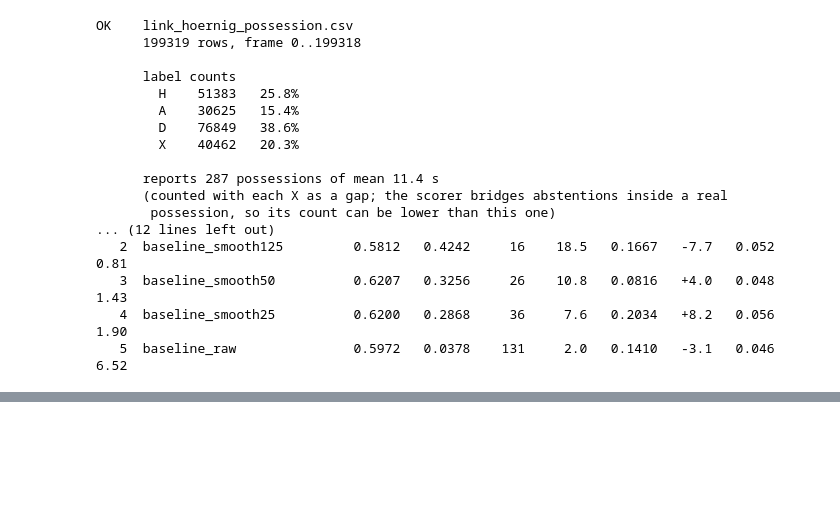
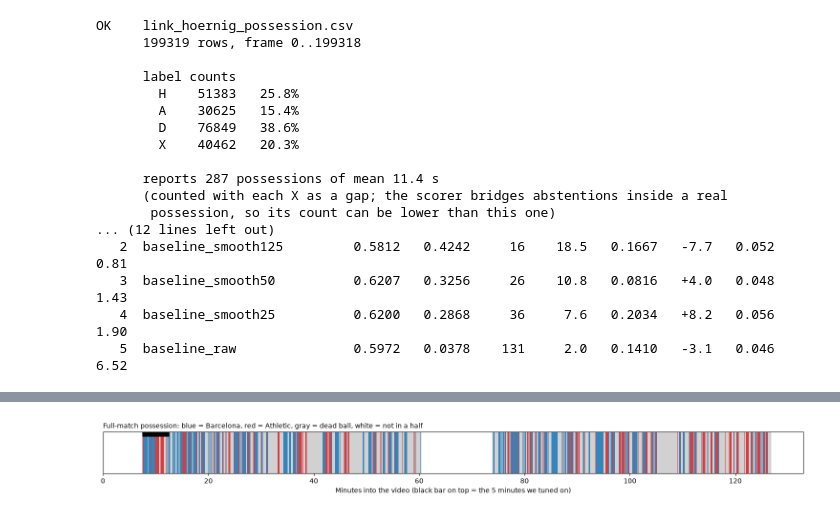
Before and after one commit to MRH2818/more-than-a-hack-2027, a Jupyter notebook: starter/05_link_hoernig_possession.ipynb, the cells around one changed output, grey strips where cells are left out. Drawn from its saved outputs; the diff is of its cells as text; code cells hidden in the pictures; blank space fills up the shorter version.

```diff
--- a/starter/05_link_hoernig_possession.ipynb
+++ b/starter/05_link_hoernig_possession.ipynb
@@ -969,0 +1122,75 @@ OK    link_hoernig_possession.csv
+# %%
+# ==============================================================================
+# STEP 7b: LABEL-FREE FULL-GAME CHECKS (compare the 5 TUNED minutes with the REST of the game)
+# ==============================================================================
+# ELI5: we can't check the answers for the whole game, but we CAN check whether our guesses "look like football":
+# ball-holding stretches of sensible length, both teams getting the ball, and not too many shaky flip-flops.
+
+def possession_spells(labels):
+    """
+    Cut a list of H/A/D/X letters into 'possessions' = unbroken stretches of the same team (H or A).
+    A D or X (dead ball / no answer) ends a stretch, just like the whistle does.
+    Returns a list of (team_letter, length_in_frames).
+    """
+    spells = []                       # the finished possessions
+    cur, length = None, 0             # the team that has the ball now and how long they've had it
+    for lab in labels:                # look at every picture in order
+        if lab == cur:                # same team still has it -> the stretch grows
+            length += 1
+        else:                         # something changed -> close the old stretch
+            if cur in ("H", "A"):     # (only count real team stretches, not D or X)
+                spells.append((cur, length))
+            cur, length = lab, 1      # start a new stretch
+    if cur in ("H", "A"):             # don't forget the very last stretch
+        spells.append((cur, length))
+    return spells
+
+full_arr = np.asarray(full_labels)
+
+# --- Overall summary for the entire match ---
+all_spells = possession_spells(full_arr)
+durs = np.array([l for _, l in all_spells]) / FPS          # lengths in seconds
+in_play_frames = np.sum((full_arr == "H") | (full_arr == "A"))
+print("FULL-GAME SUMMARY (all {:,} frames)".format(N_FRAMES))
+print(f"  Possessions found:          {len(all_spells)}")
+print(f"  Mean / median length:       {durs.mean():.1f} s / {np.median(durs):.1f} s")
+print(f"  Very short (< 2 s) spells:  {np.mean(durs < 2) * 100:.1f}%   (flip-flopping if this is large)")
+print(f"  Barcelona (H) share of H+A: {100 * np.sum(full_arr == 'H') / in_play_frames:.1f}%")
+
+# --- Split the game into 5-minute chunks (7,500 frames each) and summarise each chunk ---
+CHUNK = 7500
+rows = []
+for c0 in range(0, N_FRAMES, CHUNK):
+    c1 = min(c0 + CHUNK, N_FRAMES)
+    seg = full_arr[c0:c1]
+    played = np.sum((seg == "H") | (seg == "A"))
+    if played < 0.25 * (c1 - c0):          # mostly not-in-play (before kick-off, half-time...) -> skip
+        continue
+    sp = possession_spells(seg)
+    d = np.array([l for _, l in sp]) / FPS if sp else np.array([0.0])
+    rows.append({
+        "start_min": round(c0 / FPS / 60, 1),
+        "poss": len(sp),
+        "mean_dur_s": round(d.mean(), 1),
+        "short<2s_%": round(100 * np.mean(d < 2), 1),
+        "H_share_%": round(100 * np.sum(seg == "H") / max(played, 1), 1),
+        "dead_%": round(100 * np.mean(seg == "D"), 1),
+        "is_tuned_window": c0 <= PUB_START < c1,   # True for the chunk that contains the 5 minutes we tuned on
+    })
+chunk_df = pd.DataFrame(rows)
+display(chunk_df) if "display" in globals() else print(chunk_df.to_string(index=False))
+
+# --- Draw the stripe picture for the whole match (both halves) ---
+fig, ax = plt.subplots(figsize=(15, 1.8))
+t_all = np.arange(N_FRAMES) / (FPS * 60.0)                   # picture number -> minutes
+changes = np.where(full_arr[1:] != full_arr[:-1])[0] + 1
+for s, e in zip(np.r_[0, changes], np.r_[changes, N_FRAMES]):
+    ax.axvspan(t_all[s], t_all[e - 1], color=color_map.get(full_arr[s], "#ffffff"), alpha=0.9, lw=0)
+ax.axvspan(PUB_START / FPS / 60, PUB_END / FPS / 60, ymin=0.9, ymax=1.0, color="black")   # black bar = the tuned 5 minutes
+ax.set_yticks([])
+ax.set_xlim(0, N_FRAMES / FPS / 60)
+ax.set_xlabel("Minutes into the video (black bar on top = the 5 minutes we tuned on)")
+ax.set_title("Full-match possession: blue = Barcelona, red = Athletic, gray = dead ball, white = not in a half", fontsize=10, loc="left")
+plt.tight_layout()
+plt.show()
+# %% [output]
@@ -969,0 +1214 @@ OK    link_hoernig_possession.csv
+[figure, added]
```
Also changed, not shown: parts of 15 cells of this notebook.
